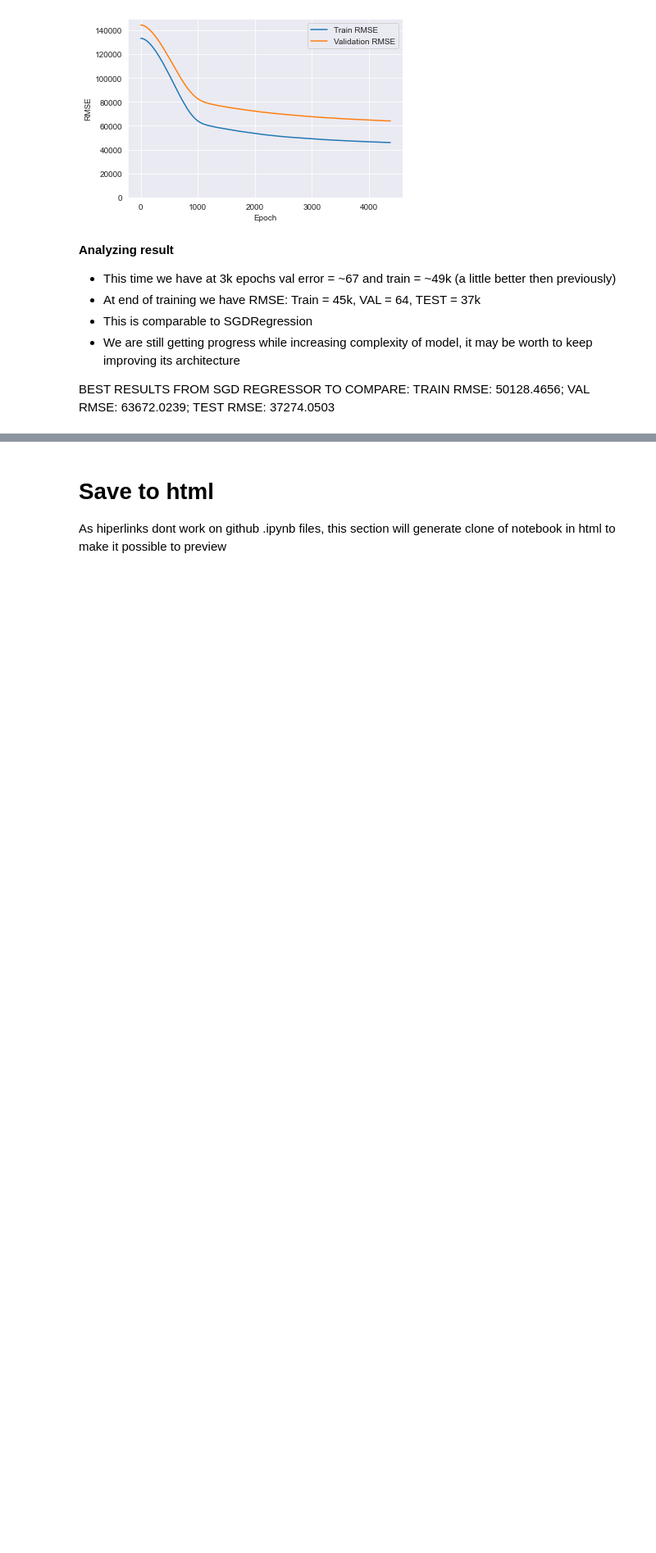
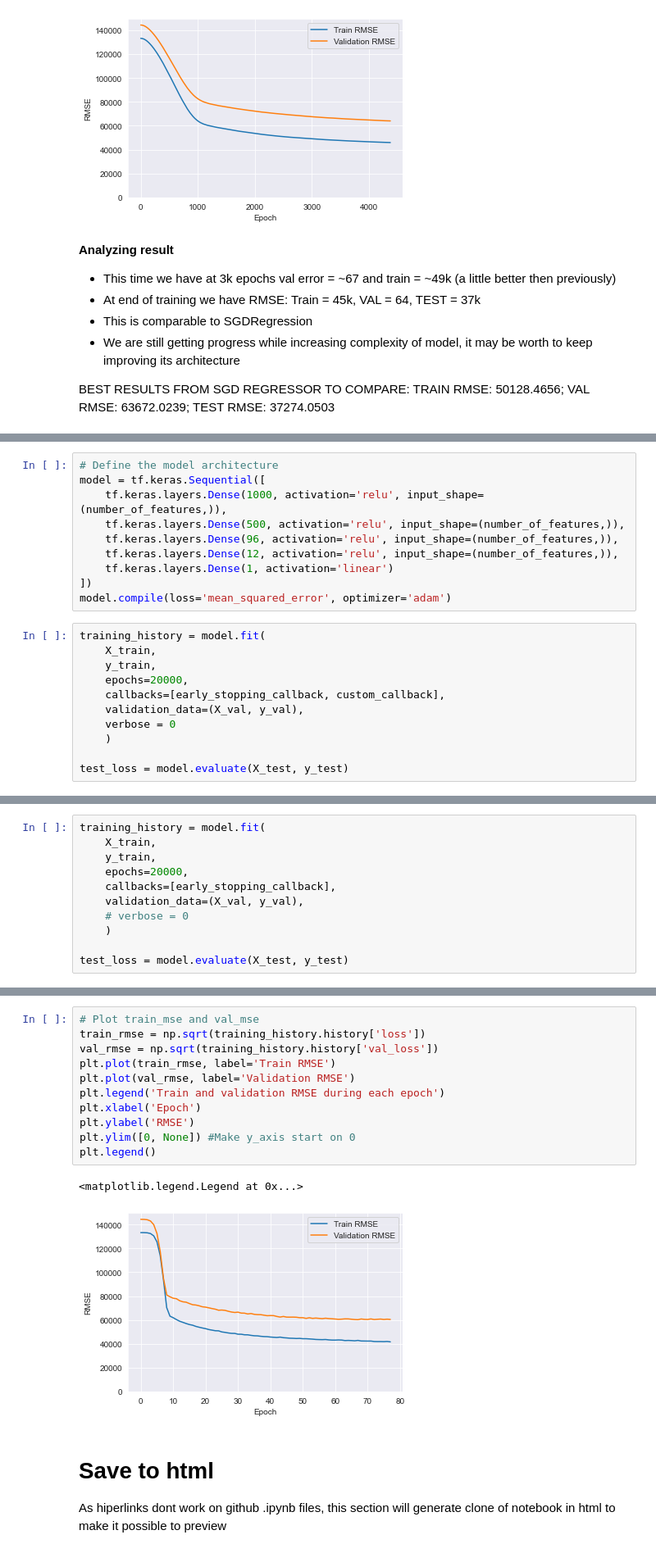
Before and after one commit to SalamanderKrajza/ds-compendium, a Jupyter notebook: projects/ds_salaries.ipynb, the cells around one changed output, grey strips where cells are left out. Shown at 82% size. Drawn from its saved outputs; the diff is of its cells as text; blank space fills up the shorter version.

```diff
--- a/projects/ds_salaries.ipynb
+++ b/projects/ds_salaries.ipynb
@@ -1540,0 +1787,21 @@ TRAIN RMSE: 50128.4656; VAL RMSE: 63672.0239; TEST RMSE: 37274.0503
+# %%
+# Define the model architecture
+model = tf.keras.Sequential([
+    tf.keras.layers.Dense(1000, activation='relu', input_shape=(number_of_features,)),
+    tf.keras.layers.Dense(500, activation='relu', input_shape=(number_of_features,)),
+    tf.keras.layers.Dense(96, activation='relu', input_shape=(number_of_features,)),
+    tf.keras.layers.Dense(12, activation='relu', input_shape=(number_of_features,)),
+    tf.keras.layers.Dense(1, activation='linear')
+])
+model.compile(loss='mean_squared_error', optimizer='adam')
+# %%
+training_history = model.fit(
+    X_train,
+    y_train,
+    epochs=20000,
+    callbacks=[early_stopping_callback, custom_callback],
+    validation_data=(X_val, y_val),
+    verbose = 0
+    )
+
+test_loss = model.evaluate(X_test, y_test)
@@ -1540,0 +1819,11 @@ TRAIN RMSE: 50128.4656; VAL RMSE: 63672.0239; TEST RMSE: 37274.0503
+# %%
+training_history = model.fit(
+    X_train,
+    y_train,
+    epochs=20000,
+    callbacks=[early_stopping_callback],
+    validation_data=(X_val, y_val),
+    # verbose = 0
+    )
+
+test_loss = model.evaluate(X_test, y_test)
@@ -1541,3 +1854,17 @@ TRAIN RMSE: 50128.4656; VAL RMSE: 63672.0239; TEST RMSE: 37274.0503
+# %%
+# Plot train_mse and val_mse
+train_rmse = np.sqrt(training_history.history['loss'])
+val_rmse = np.sqrt(training_history.history['val_loss'])
+plt.plot(train_rmse, label='Train RMSE')
+plt.plot(val_rmse, label='Validation RMSE')
+plt.legend('Train and validation RMSE during each epoch')
+plt.xlabel('Epoch')
+plt.ylabel('RMSE')
+plt.ylim([0, None]) #Make y_axis start on 0
+plt.legend()
+# %% [output]
+<matplotlib.legend.Legend at 0x...>
+[figure, added]
 # %% [markdown]
 # Save to html
 As hiperlinks dont work on github .ipynb files, this section will generate clone of notebook in html to make it possible to preview
```
Also changed, not shown: parts of 34 cells of this notebook, 1 other file.
